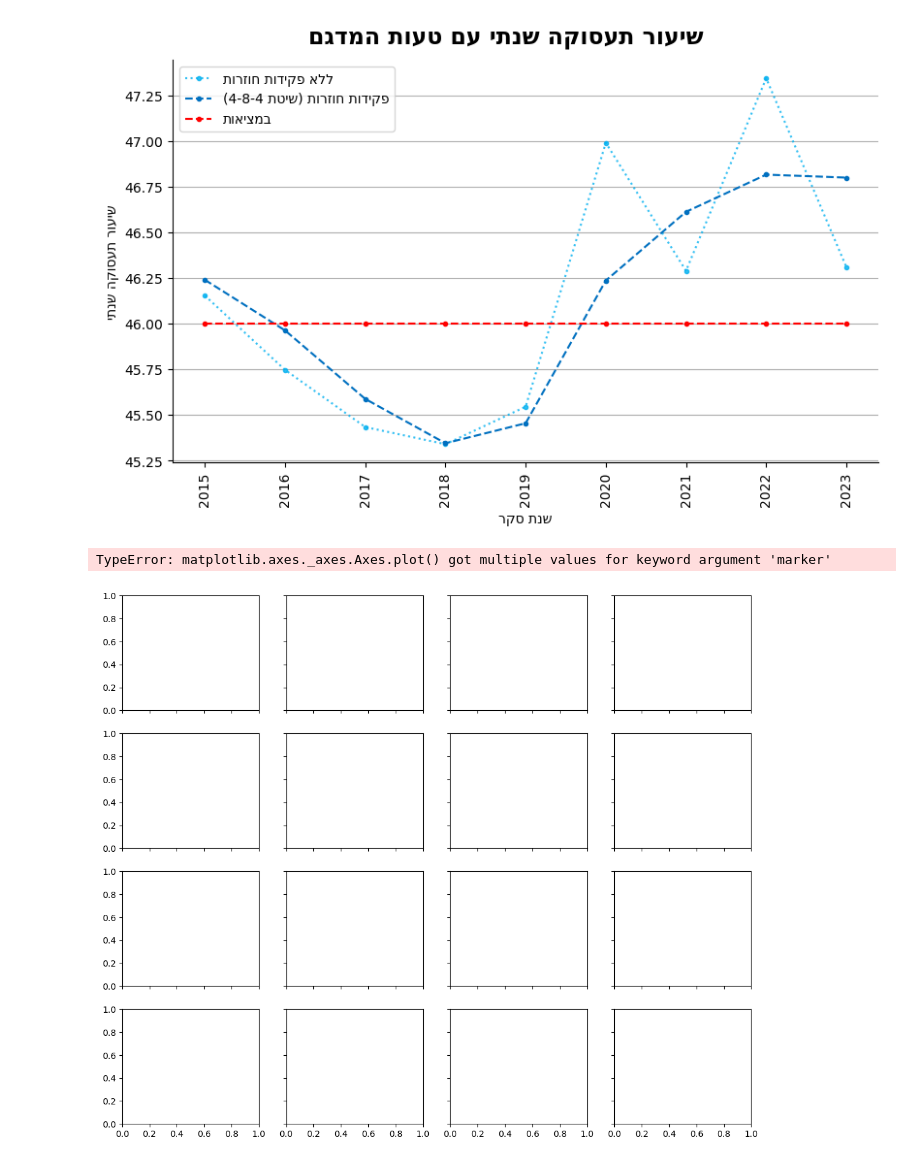
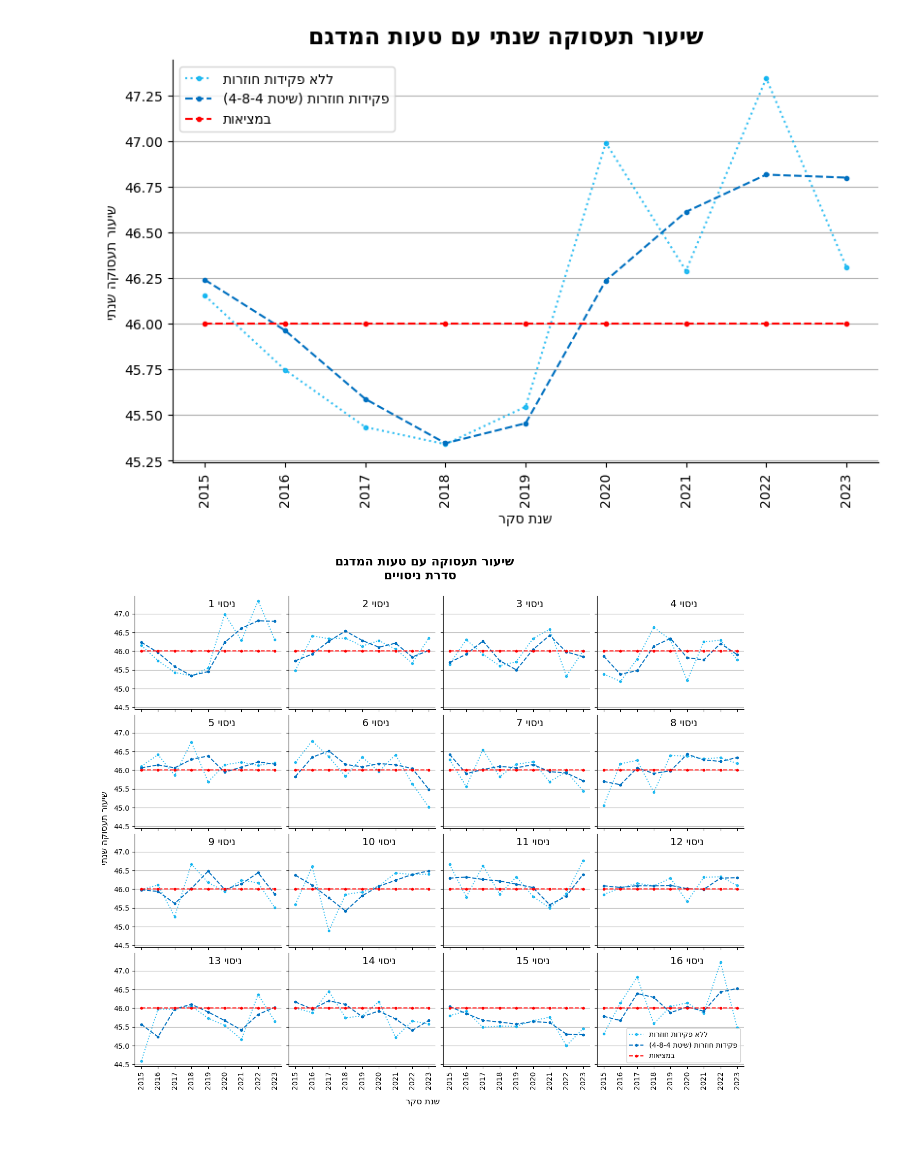
Before and after one commit to Zvika-Deutsch/lfs_sampling_design, a Jupyter notebook: LFS chapter 3.ipynb, the cells around one changed output. Drawn from its saved outputs; the diff is of its cells as text; code cells hidden in the pictures.

```diff
--- a/LFS chapter 3.ipynb
+++ b/LFS chapter 3.ipynb
@@ -12,12 +12,12 @@ def rand_group_b(group_b, val_group_a,val_group_b,size,n=80):
     return sample_b,employment
 
 
-def mean_4_8_4(val):
+def mean_4_8_4(val:pd.Series):
     v = val.rolling(4).mean()
     v = (v.shift(12) + v)/2
     return v
 
-def mean_by_year(times,val):
+def mean_by_year(times,val:pd.Series|np.ndarray|list):
     if isinstance(val, pd.Series):
         v = val.groupby(times).mean()
     elif isinstance(val,list):
@@ -133,9 +121,7 @@ plt.show()
 # %% [output]
 [figure]
 # %%
-fig, ax = plt.subplots(1,1,figsize=(8,5), sharex=True, sharey=True)
-
-
+fig, ax = plt.subplots(1,1,figsize=(8,5))
 plot_sample_484_yearly(ax,x,
                 y_sample[24:],y_484[24:], y_real[24:],
                 d_sample,d_4_8_4, d_real)
@@ -155,48 +141,39 @@ plt.show()
 ncols = 4
 nrows = 4
 
-n=80
 employment_real =y_base_a* (1-group_b) + y_base_b*group_b
-
 
 start='01-01-2013'
 end='12-31-2023'
 times = pd.period_range(start=start, end=end, freq='M').to_timestamp()
 t = len(times)
 y_real = np.array([employment_real]*len(times))
 
 fig, axs = plt.subplots(nrows,ncols,figsize=(13,11), sharex=True, sharey=True)
 x =times[24:]
 k=0
 for i in range(nrows):
     for j in range(ncols):
         np.random.seed(k)
 
-        _,y =  rand_group_b(group_b, y_base_a,y_base_b, t)
+        _,y_sample =  rand_group_b(group_b, y_base_a,y_base_b, t)
 
-        y_484 = mean_4_8_4(pd.Series(y)).to_numpy()[24:]
+        y_484 = mean_4_8_4(pd.Series(y_sample)).to_numpy()[24:]
         ax = axs[i, j]
 
+        plot_sample_484_yearly(ax,x, y_sample[24:],y_484, y_real[24:],
+                d_sample,d_4_8_4, d_real)
 
-
-        ax.plot(*mean_by_year(x,y[24:]),label=get_display('ללא פקידות חוזרות'), marker=".",**d_sample)
-        ax.plot(*mean_by_year(x,y_484),label=get_display('פקידות חוזרות (שיטת 4-8-4)'),marker=".",**d_4_8_4)
-        ax.plot(*mean_by_year(x,y_real[24:]),label=get_display('במציאות'),marker=".",**d_real)
-        ax.tick_params(axis='x',rotation=90)
-        ax.grid(axis = 'y')
-        ax.spines['top'].set_visible(False)
-        ax.spines['right'].set_visible(False)
         k+= 1
         ax.text(0.5, 0.9,   str(k) +get_display(' ניסוי '), fontsize=14 ,transform=ax.transAxes)
 
 plt.subplots_adjust(left=0.07, right=0.98, bottom=0.08, top=0.91, hspace=0.05, wspace=0.05)
 
 fig.supxlabel(get_display('שנת סקר'))
 fig.supylabel(get_display('שיעור תעסוקה שנתי'))
 fig.suptitle(get_display('שיעור תעסוקה עם טעות המדגם \n סדרת ניסויים'),fontsize=17,fontweight ="bold")
 plt.legend(loc='best')
 
 plt.show()
 # %% [output]
-TypeError: matplotlib.axes._axes.Axes.plot() got multiple values for keyword argument 'marker'
-[figure, old version]
+[figure, new version]
```
Also changed, not shown: parts of 8 cells of this notebook, 1 other file.
